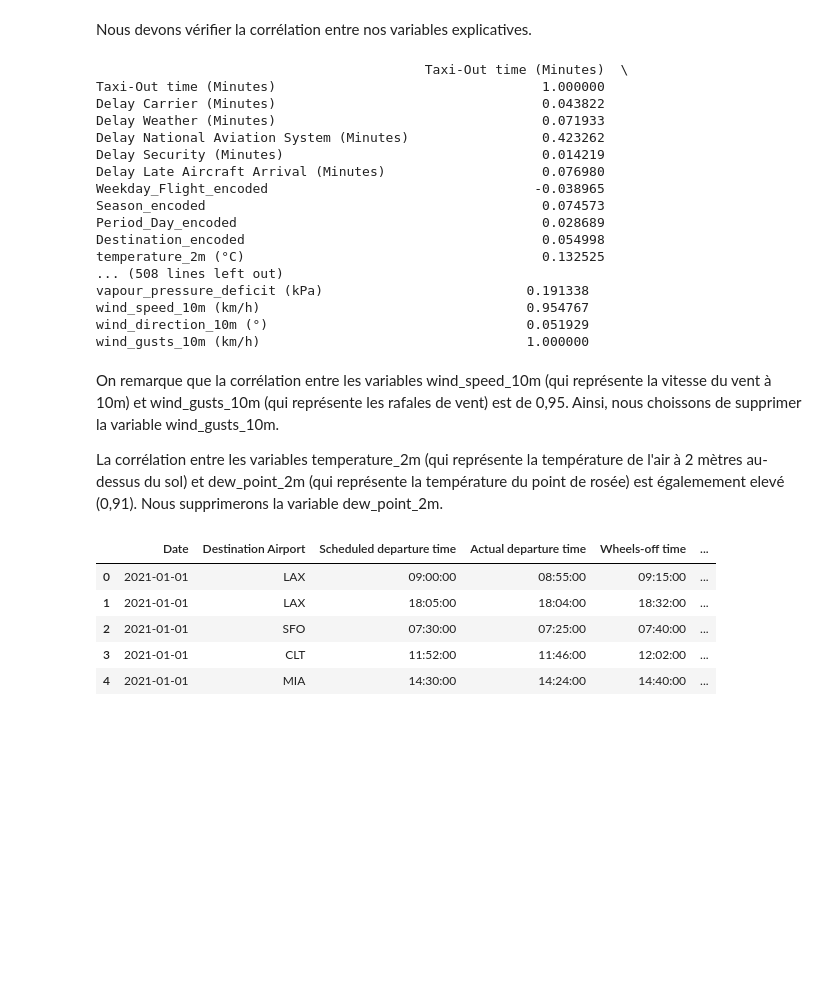
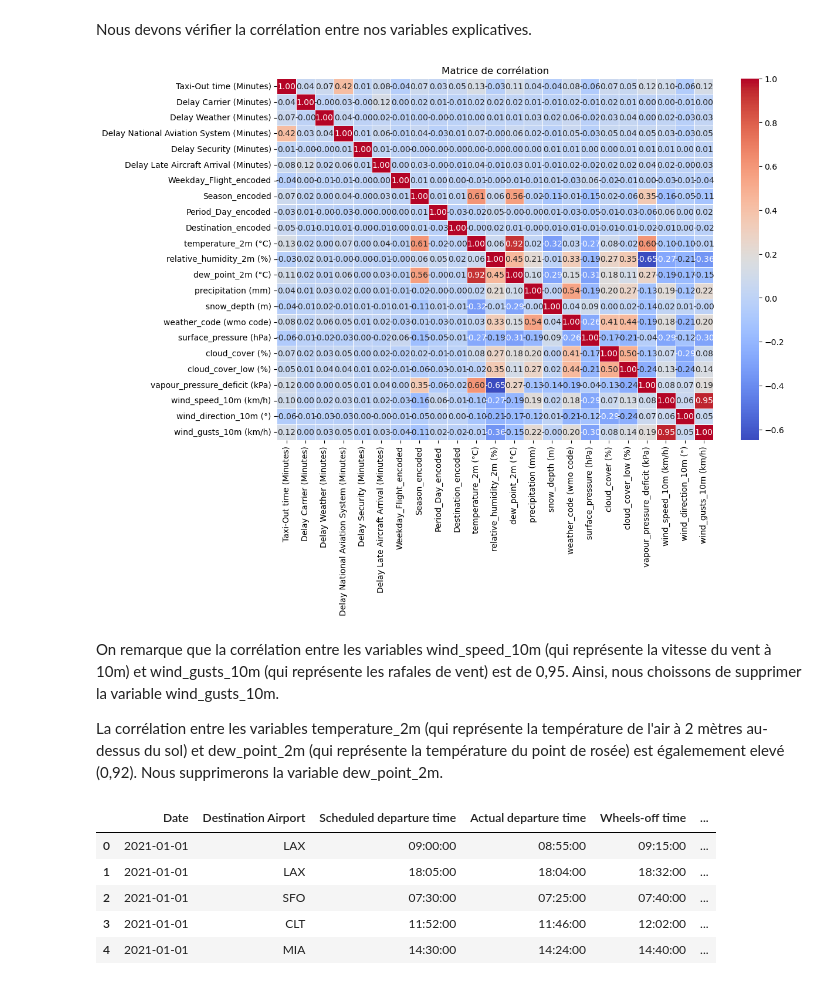
Before and after one commit to OUALYoss/Projet_Python-pour-la-data-science, a Jupyter notebook: Code_.ipynb, the cells around one changed output. Cells and saved outputs as stored; diff of their text form; code cells hidden in the pictures; blank space fills up the shorter version.

```diff
--- a/Code_.ipynb
+++ b/Code_.ipynb
@@ -575,31 +575,21 @@ df.head()
 Nous devons vérifier la corrélation entre nos variables explicatives.
 # %%
 X = df.drop(columns=['Retard','Scheduled departure time', "Actual departure time", 'Wheels-off time', 'time', 'Date','Weekday_Flight','Season','Period_Day','Destination Airport'])
-# %%
-correlation_matrix = X.corr()
-print(correlation_matrix)
-# %% [output]
-                                          Taxi-Out time (Minutes)  \
-Taxi-Out time (Minutes)                                  1.000000
-Delay Carrier (Minutes)                                  0.043822
-Delay Weather (Minutes)                                  0.071933
-Delay National Aviation System (Minutes)                 0.423262
-Delay Security (Minutes)                                 0.014219
-Delay Late Aircraft Arrival (Minutes)                    0.076980
-Weekday_Flight_encoded                                  -0.038965
-Season_encoded                                           0.074573
-Period_Day_encoded                                       0.028689
-Destination_encoded                                      0.054998
-temperature_2m (°C)                                      0.132525
-... (508 lines left out)
-vapour_pressure_deficit (kPa)                          0.191338
-wind_speed_10m (km/h)                                  0.954767
-wind_direction_10m (°)                                 0.051929
-wind_gusts_10m (km/h)                                  1.000000
+# %%
+# Calculer la matrice de corrélation
+correlation_matrix = X.corr()
+
+# Affichage de la heatmap
+plt.figure(figsize=(12, 8))  # Taille de la figure
+sns.heatmap(correlation_matrix, annot=True, cmap='coolwarm', fmt='.2f', linewidths=0.5)
+plt.title("Matrice de corrélation")
+plt.show()
+# %% [output]
+[figure, added]
 # %% [markdown]
 On remarque que la corrélation entre les variables wind_speed_10m (qui représente la vitesse du vent à 10m) et wind_gusts_10m (qui représente les rafales de vent) est de 0,95. Ainsi, nous choissons de supprimer la variable wind_gusts_10m.
 
-La corrélation entre les variables temperature_2m (qui représente la température de l'air à 2 mètres au-dessus du sol) et dew_point_2m (qui représente la température du point de rosée) est égalemement elevé (0,91). Nous supprimerons la variable dew_point_2m.
+La corrélation entre les variables temperature_2m (qui représente la température de l'air à 2 mètres au-dessus du sol) et dew_point_2m (qui représente la température du point de rosée) est égalemement elevé (0,92). Nous supprimerons la variable dew_point_2m.
 # %%
 df.drop(columns=['wind_gusts_10m (km/h)', 'dew_point_2m (°C)'], inplace=True)
 # %%
```
Also changed, not shown: parts of 7 cells of this notebook.
